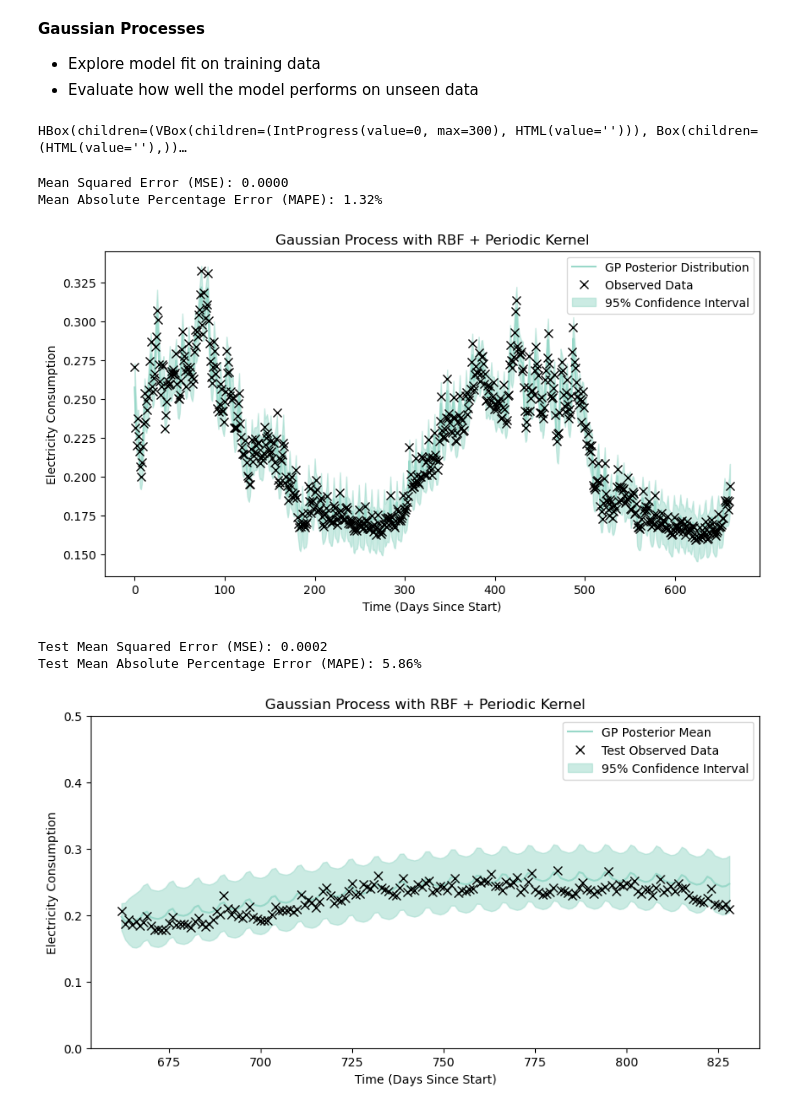
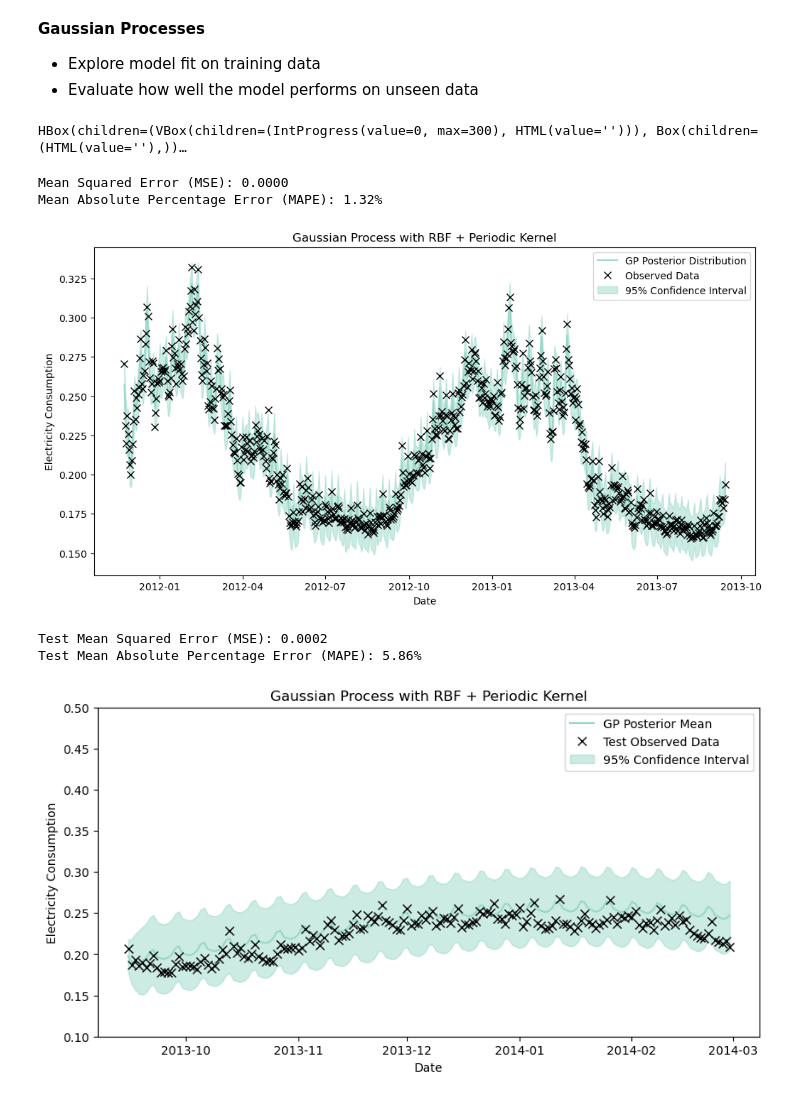
Before and after one commit to chowfi/electricity_demand_forecasting, a Jupyter notebook: notebooks/models.ipynb, the cells around one changed output. Cells and saved outputs as stored; diff of their text form; code cells hidden in the pictures.

```diff
--- a/notebooks/models.ipynb
+++ b/notebooks/models.ipynb
@@ -1230,11 +1230,11 @@ mape = mean_absolute_percentage_error(y, y_pred_mean)
 print(f"Mean Squared Error (MSE): {mse:.4f}")
 print(f"Mean Absolute Percentage Error (MAPE): {mape:.2%}")
 
-plt.figure(figsize=(10, 5))
-plt.plot(X, y_pred_mean, color='#99d8c9', label='GP Posterior Distribution')
-plt.plot(X, y, 'x', color='k', label='Observed Data', markersize=7)
+plt.figure(figsize=(12, 6))
+plt.plot(train_series.index, y_pred_mean, color='#99d8c9', label='GP Posterior Distribution')
+plt.plot(train_series.index, y, 'x', color='k', label='Observed Data', markersize=7)
 plt.fill_between(
-    X.flatten(),
+    train_series.index,
     (y_pred_mean - 2 * y_pred_std).flatten(),
     (y_pred_mean + 2 * y_pred_std).flatten(),
     color='#99d8c9',
@@ -1242,48 +1242,51 @@ plt.fill_between(
     label="95% Confidence Interval",
 )
 plt.legend()
-plt.xlabel('Time (Days Since Start)')
+plt.xlabel('Date')
 plt.ylabel('Electricity Consumption')
+# plt.ylim(0, 0.5)
 plt.title('Gaussian Process with RBF + Periodic Kernel')
 plt.show()
 # %% [output]
 HBox(children=(VBox(children=(IntProgress(value=0, max=300), HTML(value=''))), Box(children=(HTML(value=''),))…
 Mean Squared Error (MSE): 0.0000
 Mean Absolute Percentage Error (MAPE): 1.32%
-[figure, old version]
+[figure, new version]
 # %%
+test_series = test_data_daily.set_index('date')['y']
+
 test_series.index = pd.to_datetime(test_series.index)
 X_test = (test_series.index - train_series.index.min()).days.values.reshape(-1, 1)
 y_test = np.array(test_series).reshape(-1, 1)
 
 y_pred_test, y_var_test = model.predict(X_test)
 y_pred_test = y_pred_test * y_std + y_mean
 y_std_test = np.sqrt(y_var_test) * y_std
 
 mse_test = mean_squared_error(y_test, y_pred_test)
 mape_test = mean_absolute_percentage_error(y_test, y_pred_test)
 
 print(f"Test Mean Squared Error (MSE): {mse_test:.4f}")
 print(f"Test Mean Absolute Percentage Error (MAPE): {mape_test:.2%}")
 
 plt.figure(figsize=(10, 5))
-plt.plot(X_test, y_pred_test, color='#99d8c9', label='GP Posterior Mean')
-plt.plot(X_test, y_test, 'x', color='k', label='Test Observed Data', markersize=7)
+plt.plot(test_series.index, y_pred_test, color='#99d8c9', label='GP Posterior Mean')
+plt.plot(test_series.index, y_test, 'x', color='k', label='Test Observed Data', markersize=7)
 plt.fill_between(
-    X_test.flatten(),
+    test_series.index,
     (y_pred_test - 2 * y_std_test).flatten(),
     (y_pred_test + 2 * y_std_test).flatten(),
     color='#99d8c9',
     alpha=0.5,
     label="95% Confidence Interval",
 )
 plt.legend()
-plt.xlabel('Time (Days Since Start)')
+plt.xlabel('Date')
 plt.ylabel('Electricity Consumption')
-plt.ylim(0, 0.5)
+plt.ylim(0.1, 0.5)
 plt.title('Gaussian Process with RBF + Periodic Kernel')
 plt.show()
 # %% [output]
 Test Mean Squared Error (MSE): 0.0002
 Test Mean Absolute Percentage Error (MAPE): 5.86%
-[figure, old version]
+[figure, new version]
```
